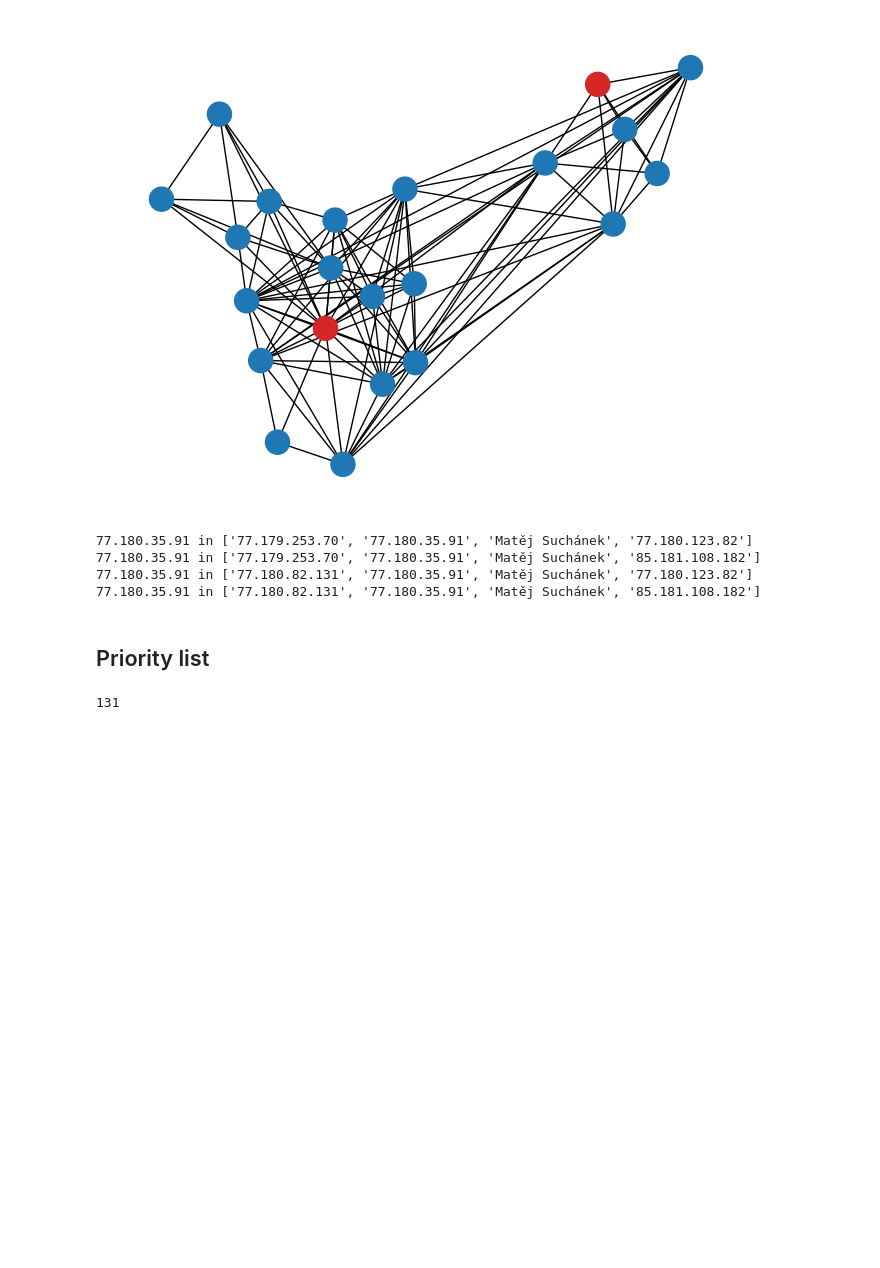
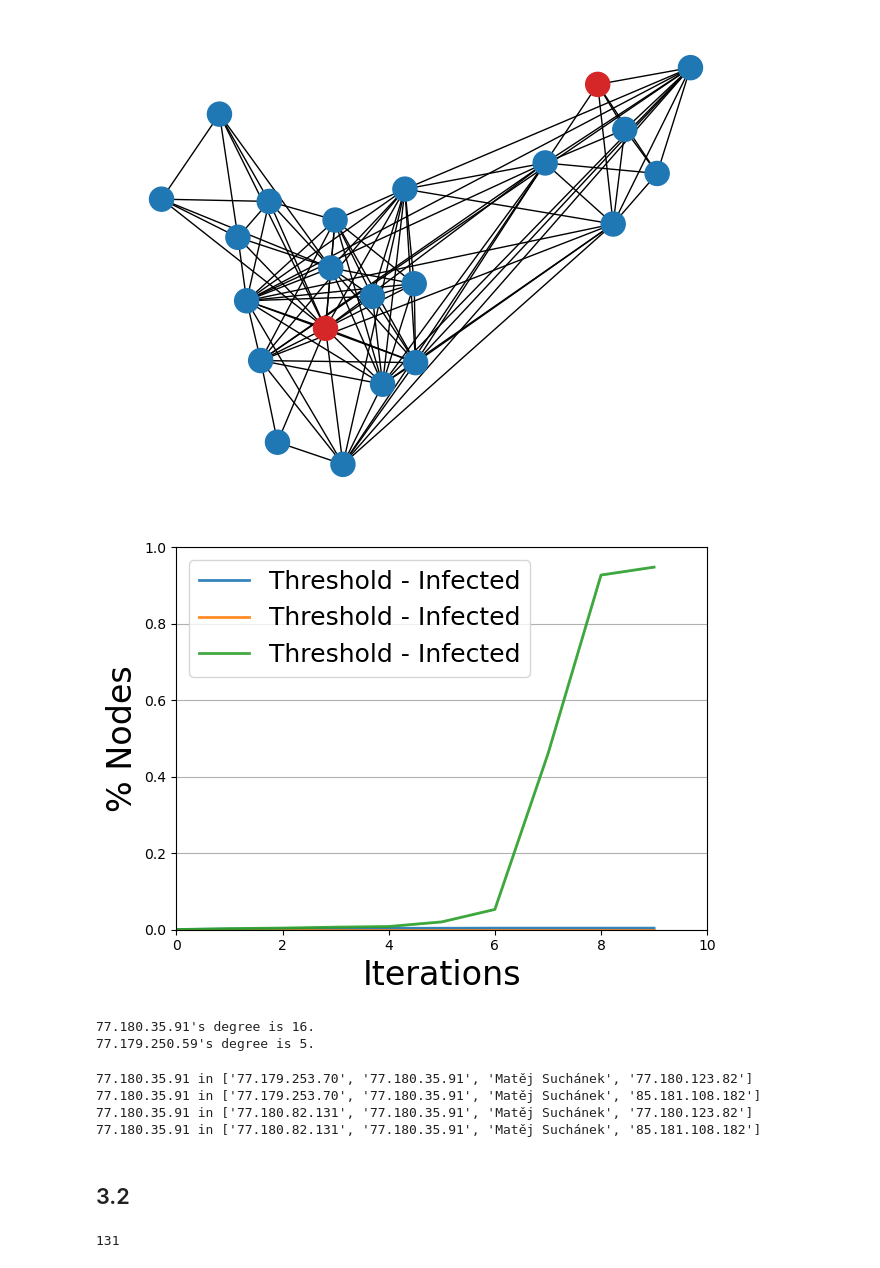
Before and after one commit to congrendai/NDA_CW1, a Jupyter notebook: cw1.ipynb, the cells around one changed output. Drawn from its saved outputs; the diff is of its cells as text; code cells hidden in the pictures; blank space fills up the shorter version.

```diff
--- a/cw1.ipynb
+++ b/cw1.ipynb
@@ -484,6 +484,20 @@ visualize_the_infected_nodes(G_neighboring_editors, selected_editors,
                              infected_nodes_worst,
                              neighboring_similar_editors,
                              with_labels = False)
+# %%
+from ndlib.viz.mpl.DiffusionTrend import DiffusionTrend
+from ndlib.viz.mpl.TrendComparison import DiffusionTrendComparison
+
+viz = DiffusionTrendComparison([threshold_average, threshold_best, threshold_worst],
+                                 [threshold_average_trend, threshold_best_trends, threshold_worst_trends])
+viz.plot()
+# %% [output]
+[figure, added]
+# %%
+for editor in selected_editors: print("{}'s degree is {}.".format(editor, dict(G.degree())[editor]))
+# %% [output]
+77.180.35.91's degree is 16.
+77.179.250.59's degree is 5.
 # %%
 paths = list(itertools.combinations(neighboring_similar_editors, 2))
 for path in paths:
@@ -496,8 +510,8 @@ for path in paths:
 77.180.35.91 in ['77.179.253.70', '77.180.35.91', 'Matěj Suchánek', '85.181.108.182']
 77.180.35.91 in ['77.180.82.131', '77.180.35.91', 'Matěj Suchánek', '77.180.123.82']
 77.180.35.91 in ['77.180.82.131', '77.180.35.91', 'Matěj Suchánek', '85.181.108.182']
-# %% [markdown]
-## Priority list
+# %% [markdown]
+## 3.2
 # %%
 edges = list(G.edges())
 edges = [tuple(sorted(edge)) for edge in edges]
```
